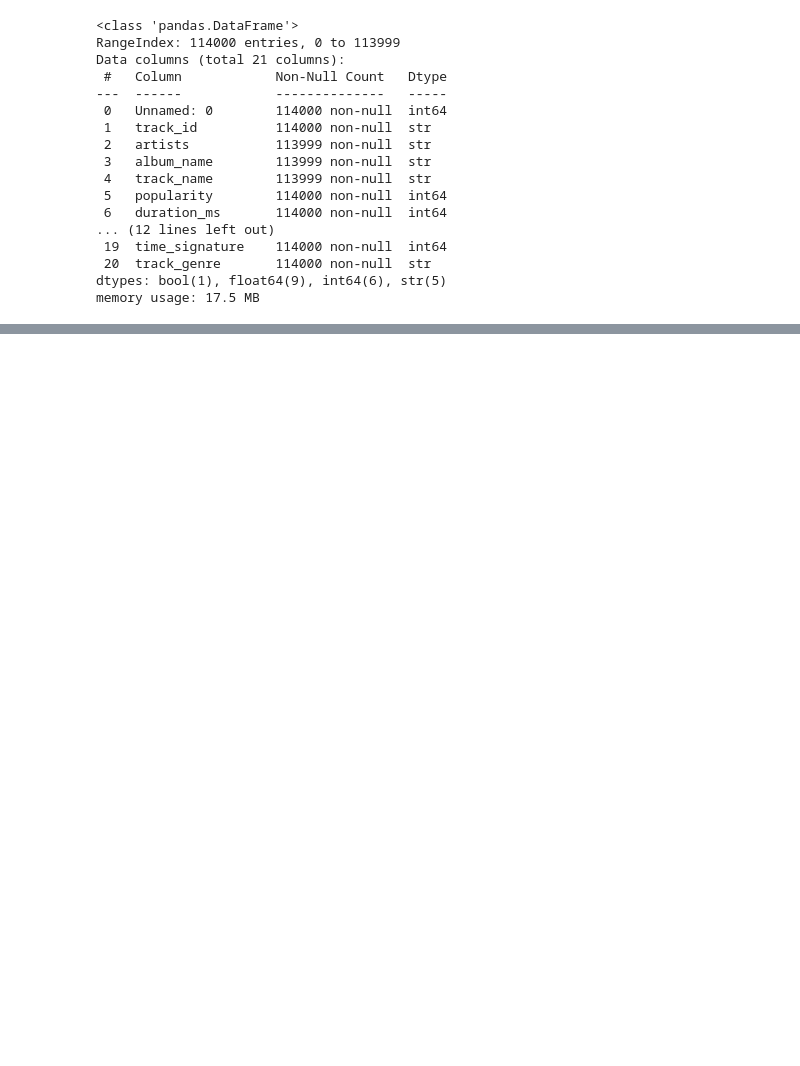
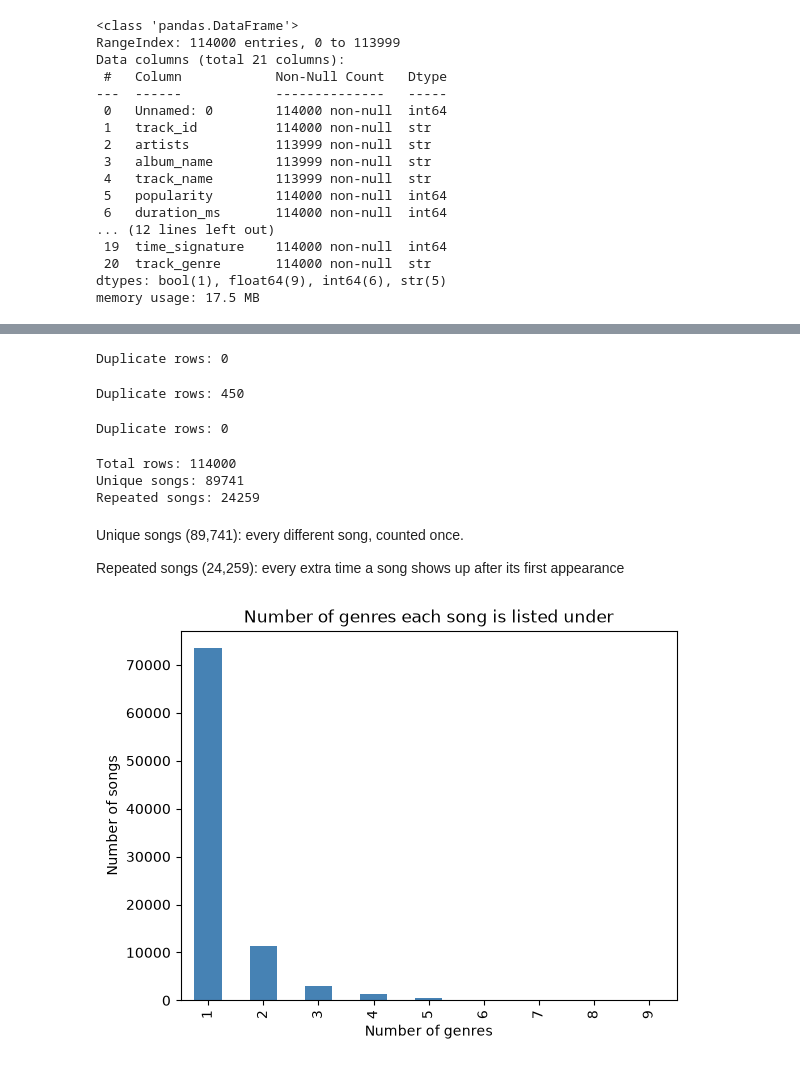
Before and after one commit to ehsamjo12/spotify-genre-classifier, a Jupyter notebook: notebooks/spotify_genre_classification.ipynb, the cells around one changed output, grey strips where cells are left out. Cells and saved outputs as stored; diff of their text form; code cells hidden in the pictures; blank space fills up the shorter version.

```diff
--- a/notebooks/spotify_genre_classification.ipynb
+++ b/notebooks/spotify_genre_classification.ipynb
@@ -112,6 +125,0 @@ Finally, value_counts(normalize=True) only shows class counts as percentages. It
-# %%
-genres = ['classical', 'heavy-metal', 'hip-hop', 'jazz', 'reggae', 'house', 'techno']
-df = df[df['track_genre'].isin(genres)].copy()
-
-print(df.shape)
-print(df['track_genre'].value_counts())
@@ -199,6 +125,0 @@ By dropping these 5 columns, I am left with around 15 features (like `danceabili
-# %%
-drop_cols = ['Unnamed: 0','track_id','artists','album_name', 'track_name']
-
-df = df.drop(columns = drop_cols)
-
-df.info()
@@ -361,6 +125,0 @@ together with the `key` column.
-# %%
-# Group 0 and 1 into a single "undetected" category
-# Both mean Spotify's algorithm could not find a stable meter
-df['time_signature_grouped'] = df['time_signature'].replace({0: 'undetected', 1: 'undetected',  3: '3_4',4: '4_4',5: '5_4'})
-
-df['time_signature_grouped'].value_counts()
@@ -381,4 +125,0 @@ Keeping both would mean the same information appears twice.
-# %%
-df = df.drop(columns = ['time_signature'])
-
-df.columns.tolist()
@@ -432,0 +180,41 @@ pd.crosstab(df['track_genre'], df['key'])
+# %%
+# Check for exact duplicate rows
+print(f"Duplicate rows: {df.duplicated().sum()}")
+# %% [output]
+Duplicate rows: 0
+# %%
+# Check duplicates without the index column
+duplicates = df.drop(columns='Unnamed: 0').duplicated().sum()
+
+print("Duplicate rows:", duplicates)
+# %% [output]
+Duplicate rows: 450
+# %%
+print(f"Duplicate rows: {df.duplicated().sum()}")
+# %% [output]
+Duplicate rows: 0
+# %%
+# Comparing the number of rows with the number of unique songs.
+# The same track_id means the same song.
+print(f"Total rows: {len(df)}")
+print(f"Unique songs: {df['track_id'].nunique()}")
+print(f"Repeated songs: {df['track_id'].duplicated().sum()}")
+# %% [output]
+Total rows: 114000
+Unique songs: 89741
+Repeated songs: 24259
+# %% [markdown]
+Unique songs (89,741): every different song, counted once.
+
+Repeated songs (24,259): every extra time a song shows up after its first appearance
+# %%
+# How many different genres is each song listed under?
+genres_per_song = df.groupby('track_id')['track_genre'].nunique()
+
+genres_per_song.value_counts().sort_index().plot(kind='bar', color='steelblue')
+plt.title('Number of genres each song is listed under')
+plt.xlabel('Number of genres')
+plt.ylabel('Number of songs')
+plt.show()
+# %% [output]
+[figure, added]
```
Also changed, not shown: parts of 168 cells of this notebook.
